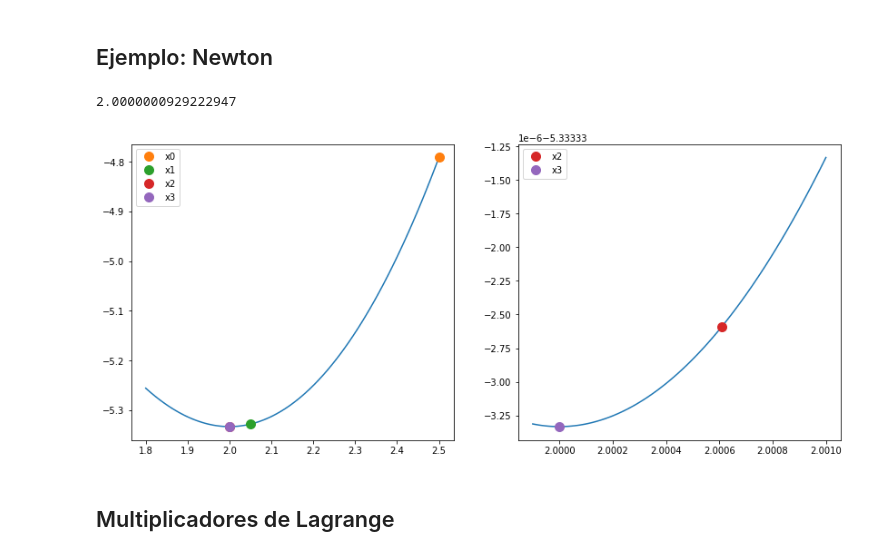
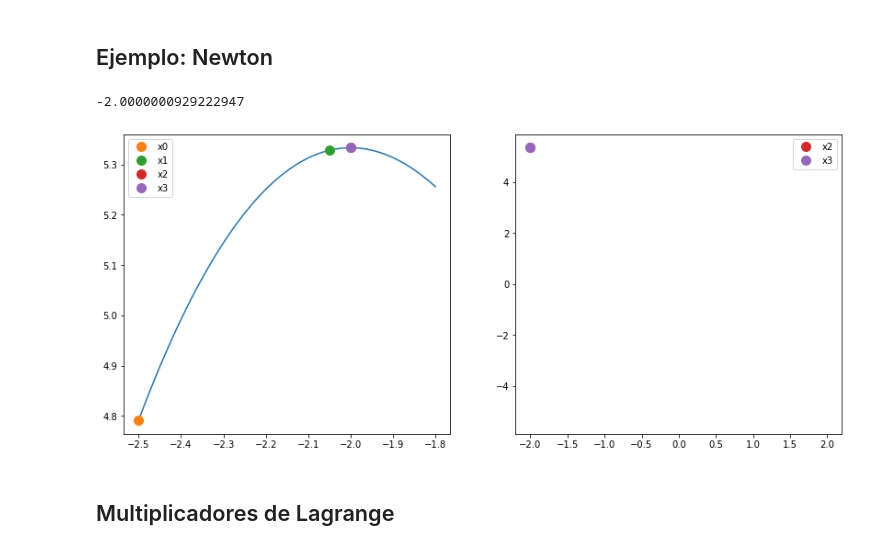
Before and after one commit to ManuelSanchezUribe/IMT3850, a Jupyter notebook: Jupyter notebooks/Optimizacion.ipynb, the cells around one changed output. Cells and saved outputs as stored; diff of their text form; code cells hidden in the pictures.

```diff
--- a/Jupyter notebooks/Optimizacion.ipynb
+++ b/Jupyter notebooks/Optimizacion.ipynb
@@ -78,37 +78,39 @@ H = lambda x: 2*x
 # Newton:
 def Newton_iter(x0, gradF_x0, H_x0):
     if np.isscalar(x0)==1:
         return x0 - gradF_x0/H_x0
     else:
         return x0 - np.linalg.solve(H_x0, gradF_x0)
 
-x0 = 2.5
+x0 = -2.5
 #  iteracion 1
 x1 = Newton_iter(x0, gradF(x0), H(x0))
 #  iteracion 2
 x2 = Newton_iter(x1, gradF(x1), H(x1))
 #  iteracion 3
 x3 = Newton_iter(x2, gradF(x2), H(x2))
 print(x3)
-xplot = np.linspace(1.8,2.5,100)
+#xplot = np.linspace(1.8,2.5,100)
+xplot = np.linspace(-2.5,-1.8,100)
+
 fig, ax = plt.subplots(1,2 , figsize=(14,6))
 ax[0].plot(xplot, F(xplot))
 ax[0].plot(x0,F(x0),'.',label='x0', markersize=20)
 ax[0].plot(x1,F(x1),'.',label='x1', markersize=20)
 ax[0].plot(x2,F(x2),'.',label='x2', markersize=20)
 ax[0].plot(x3,F(x3),'.',label='x3', markersize=20)
 ax[0].legend()
 
 
 xzoom = np.linspace(1.9999,2.001,100)
 ax[1].plot(xzoom, F(xzoom))
 ax[1].plot(x2,F(x2),'.',color='C03',label='x2', markersize=20)
 ax[1].plot(x3,F(x3),'.',color='C04', label='x3', markersize=20)
 ax[1].legend()
 plt.show()
 # %% [output]
-2.0000000929222947
+-2.0000000929222947
-[figure, old version]
+[figure, new version]
 # %% [markdown]
 ## Multiplicadores de Lagrange
 # %%
```
